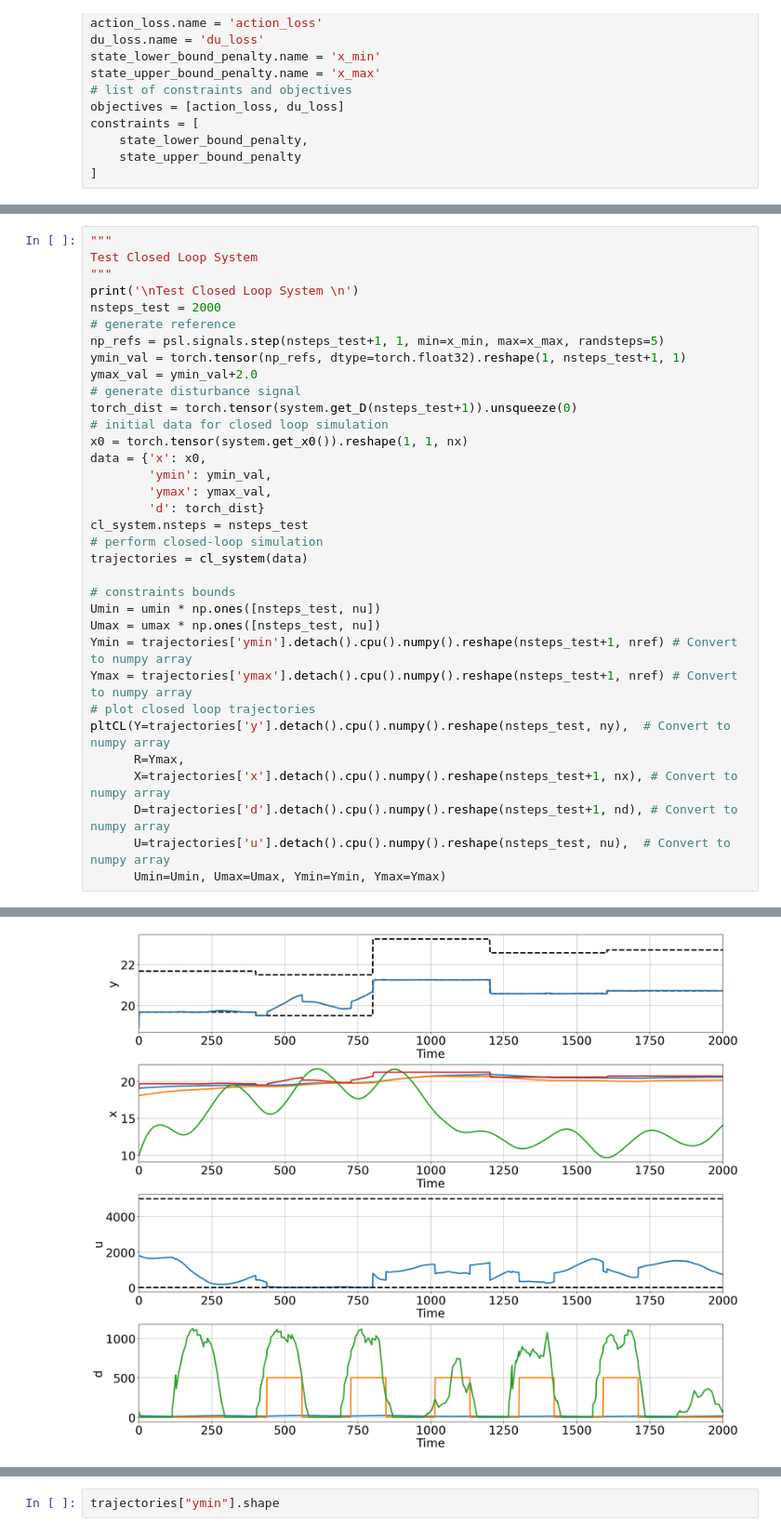
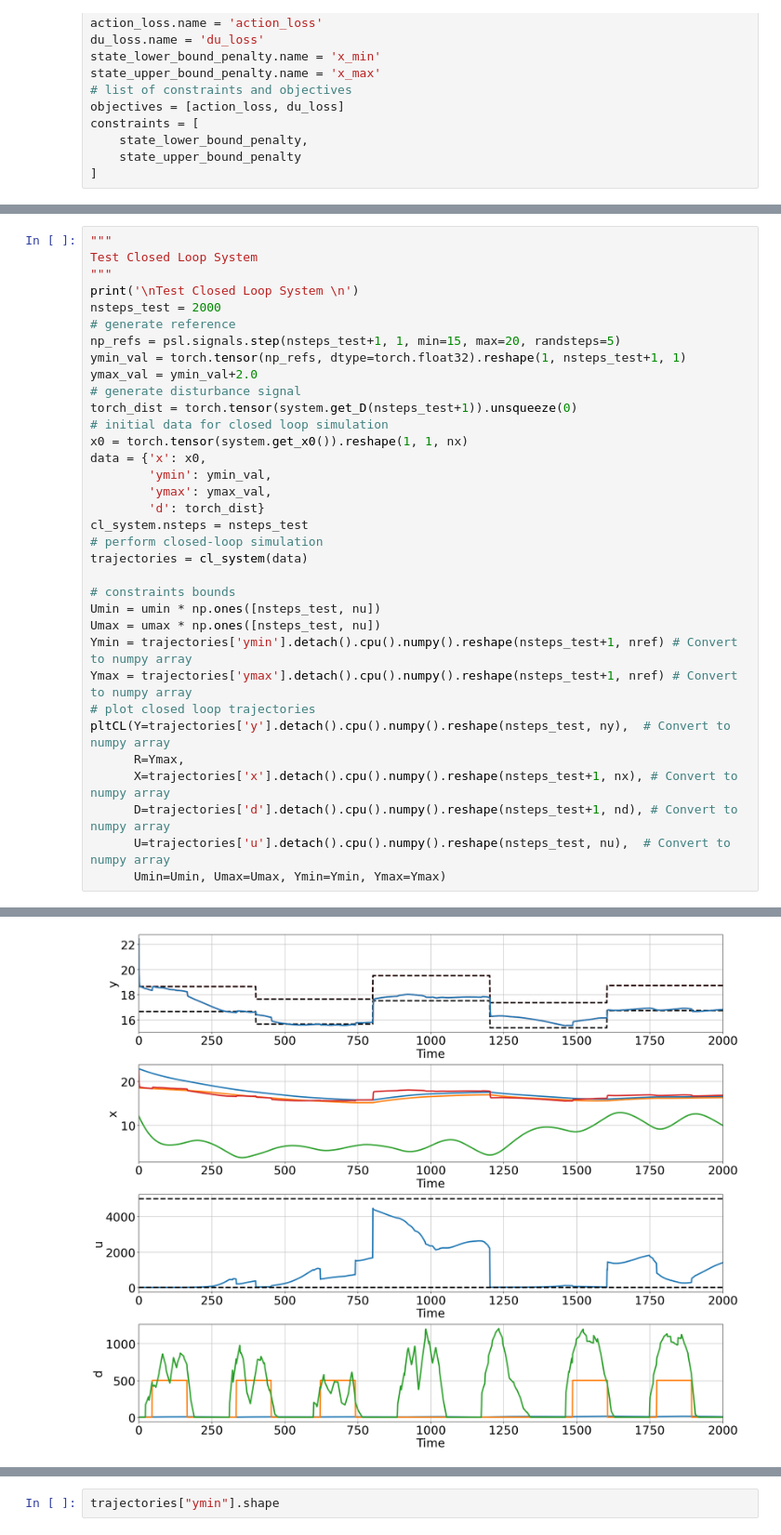
Before and after one commit to Alirezad126/neuromancer, a Jupyter notebook: examples/domain_examples/rl_example/Untitled5.ipynb, the cells around one changed output, grey strips where cells are left out. Shown at 93% size. Drawn from its saved outputs; the diff is of its cells as text.

```diff
--- a/examples/domain_examples/rl_example/Untitled5.ipynb
+++ b/examples/domain_examples/rl_example/Untitled5.ipynb
@@ -261,38 +264,38 @@ Test Closed Loop System
 print('\nTest Closed Loop System \n')
 nsteps_test = 2000
 # generate reference
-np_refs = psl.signals.step(nsteps_test+1, 1, min=x_min, max=x_max, randsteps=5)
+np_refs = psl.signals.step(nsteps_test+1, 1, min=15, max=20, randsteps=5)
 ymin_val = torch.tensor(np_refs, dtype=torch.float32).reshape(1, nsteps_test+1, 1)
 ymax_val = ymin_val+2.0
 # generate disturbance signal
 torch_dist = torch.tensor(system.get_D(nsteps_test+1)).unsqueeze(0)
 # initial data for closed loop simulation
 x0 = torch.tensor(system.get_x0()).reshape(1, 1, nx)
 data = {'x': x0,
         'ymin': ymin_val,
         'ymax': ymax_val,
         'd': torch_dist}
 cl_system.nsteps = nsteps_test
 # perform closed-loop simulation
 trajectories = cl_system(data)
 
 # constraints bounds
 Umin = umin * np.ones([nsteps_test, nu])
 Umax = umax * np.ones([nsteps_test, nu])
 Ymin = trajectories['ymin'].detach().cpu().numpy().reshape(nsteps_test+1, nref) # Convert to numpy array
 Ymax = trajectories['ymax'].detach().cpu().numpy().reshape(nsteps_test+1, nref) # Convert to numpy array
 # plot closed loop trajectories
 pltCL(Y=trajectories['y'].detach().cpu().numpy().reshape(nsteps_test, ny),  # Convert to numpy array
       R=Ymax,
       X=trajectories['x'].detach().cpu().numpy().reshape(nsteps_test+1, nx), # Convert to numpy array
       D=trajectories['d'].detach().cpu().numpy().reshape(nsteps_test+1, nd), # Convert to numpy array
       U=trajectories['u'].detach().cpu().numpy().reshape(nsteps_test, nu),  # Convert to numpy array
       Umin=Umin, Umax=Umax, Ymin=Ymin, Ymax=Ymax)
 # %% [output]
 Test Closed Loop System
 (<Figure size 2000x1600 with 4 Axes>,
  array([[<Axes: xlabel='Time', ylabel='y'>],
         [<Axes: xlabel='Time', ylabel='x'>],
         [<Axes: xlabel='Time', ylabel='u'>],
         [<Axes: xlabel='Time', ylabel='d'>]], dtype=object))
-[figure, old version]
+[figure, new version]
```
Also changed, not shown: parts of 14 cells of this notebook, 5 other files.
